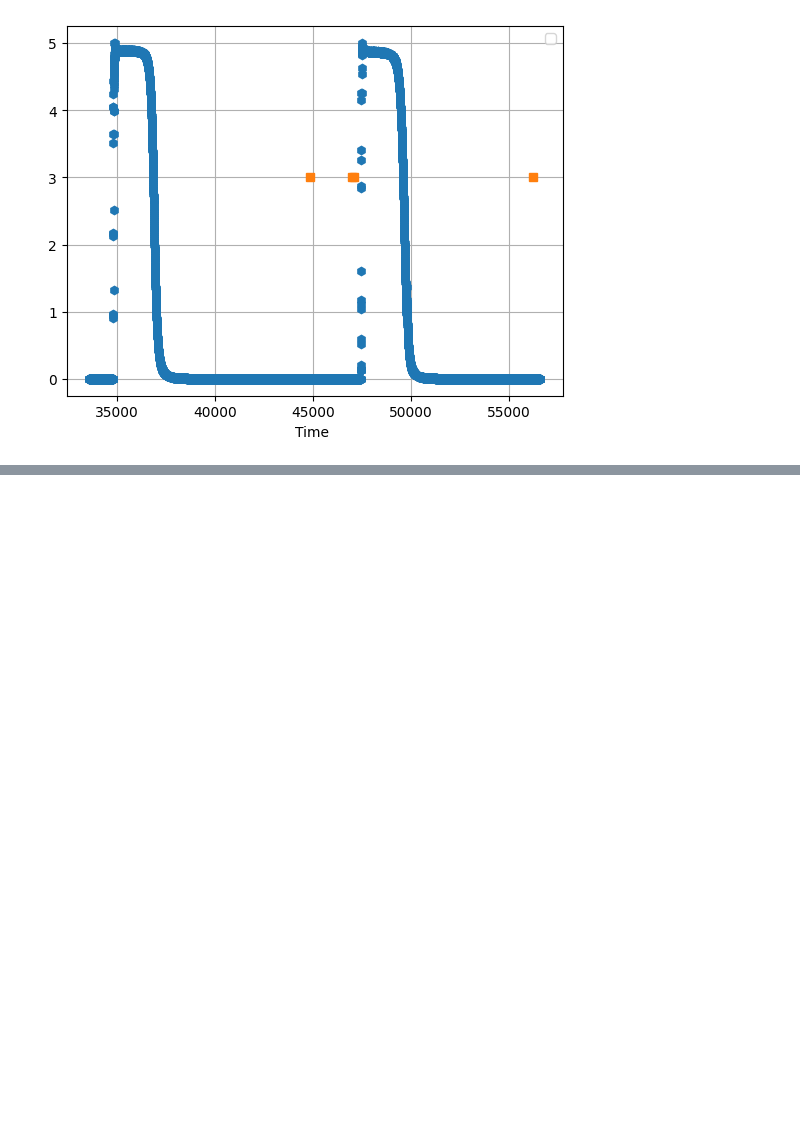
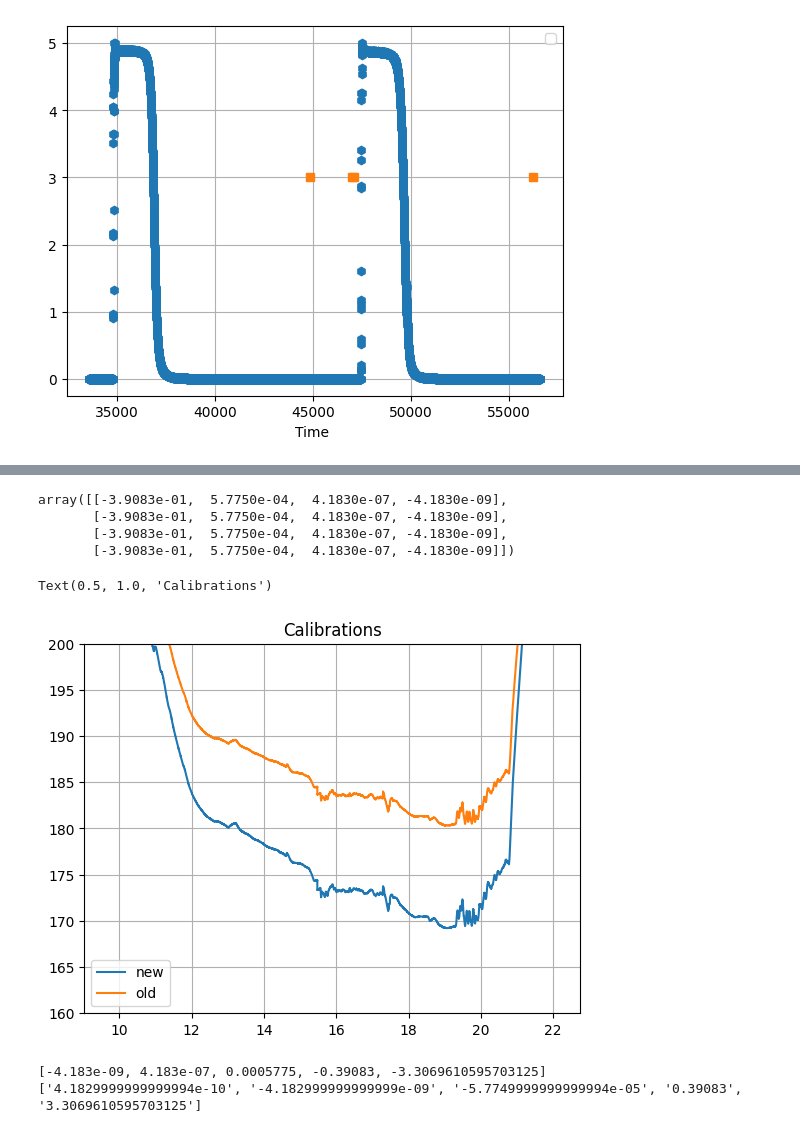
Before and after one commit to jbane11/nexo, a Jupyter notebook: Lab028/slowctr/slow_control_data_read_2.ipynb, the cells around one changed output, grey strips where cells are left out. Saved outputs shown, nothing was run; the diff lists cells and outputs as text; code cells hidden in the pictures; blank space fills up the shorter version.

```diff
--- a/Lab028/slowctr/slow_control_data_read_2.ipynb
+++ b/Lab028/slowctr/slow_control_data_read_2.ipynb
@@ -953,0 +1367,52 @@ Text(0.5, 0, 'Time ')
+# %%
+RTD_const
+# %% [output]
+array([[-3.9083e-01,  5.7750e-04,  4.1830e-07, -4.1830e-09],
+       [-3.9083e-01,  5.7750e-04,  4.1830e-07, -4.1830e-09],
+       [-3.9083e-01,  5.7750e-04,  4.1830e-07, -4.1830e-09],
+       [-3.9083e-01,  5.7750e-04,  4.1830e-07, -4.1830e-09]])
+# %%
+raw_DF=DF
+
+rs=raw_DF["RTD_4"]/0.0002
+Ts_old=[]
+Ts_new=[]
+Ts_s=[]
+for r in rs:
+
+
+    # coef=[RTD_const[0][3]/10,RTD_const[0][2]/100,RTD_const[0][1]/10,RTD_const[0][0],r-100]
+    coef=[RTD_const[0][3],RTD_const[0][2],RTD_const[0][1],RTD_const[0][0],r-100]
+    coef2=[-100*C,1000*C,100*B,100*A,100-r]
+    if r <=0.0200039:
+        Ts_old.append(np.roots(coef)[3].real+273)
+        Ts_new.append(np.roots(coef2)[3].real+273)
+    else:
+        Ts_old.append(np.roots(coef[2:])[1].real+273)
+        Ts_new.append(np.roots(coef2[2:])[1].real+273)
+
+
+
+#Ts_s = (RTD_voltage_Calibration(rs))
+# %%
+
+plt.errorbar(x=raw_DF["hours"], y=Ts_new,label="new")
+plt.errorbar(x=raw_DF["hours"], y=Ts_old,label="old")
+#plt.errorbar(x=raw_DF["hours"][::100], y=Ts_old[::100],fmt="--",label="new solve")
+plt.grid(True)
+plt.legend()
+plt.ylim(160,200)
+plt.title("Calibrations")
+# %% [output]
+Text(0.5, 1.0, 'Calibrations')
+[figure, added]
+# %%
+coef3=[]
+for i in coef2:
+    coef3.append("%s"%float(i))
+
+print(coef)
+print(coef3)
+# %% [output]
+[-4.183e-09, 4.183e-07, 0.0005775, -0.39083, -3.3069610595703125]
+['4.1829999999999994e-10', '-4.182999999999999e-09', '-5.7749999999999994e-05', '0.39083', '3.3069610595703125']
```
Also changed, not shown: parts of 24 cells of this notebook.
